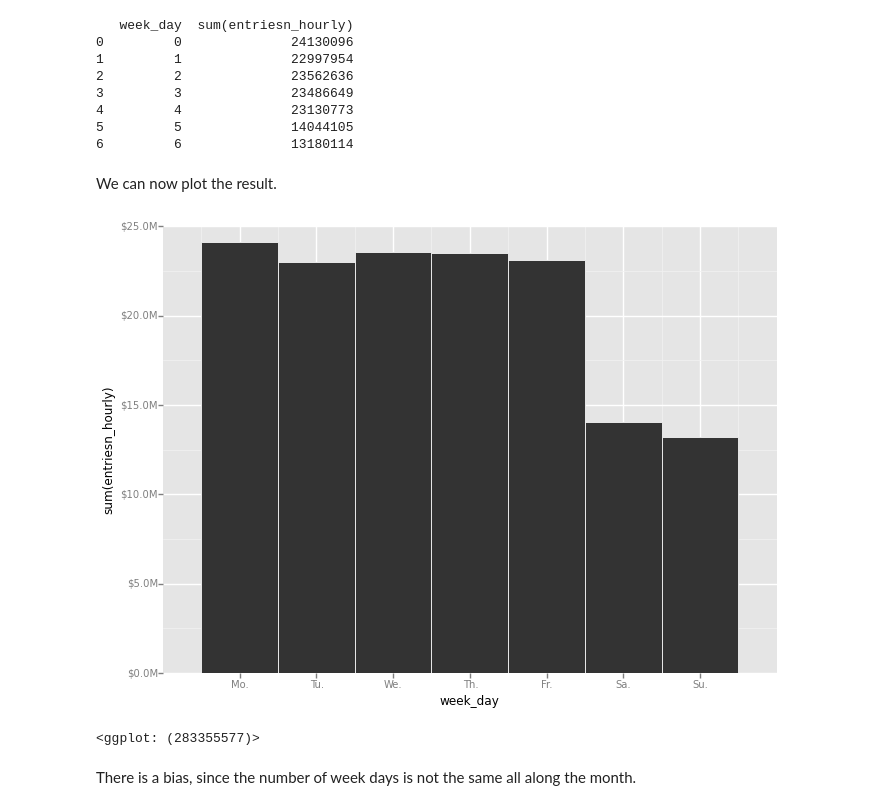
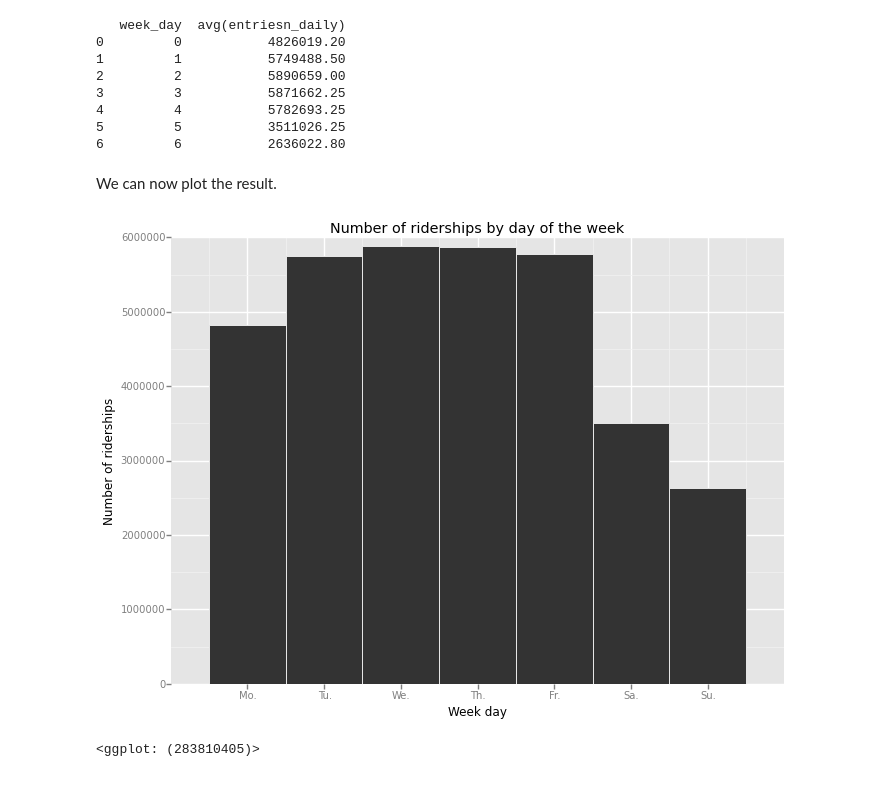
Before and after one commit to jijiewang2014/udacity-intro-data-science, a Jupyter notebook: subway_viz1.ipynb, the cells around one changed output. Cells and saved outputs as stored; diff of their text form; code cells hidden in the pictures.

```diff
--- a/subway_viz1.ipynb
+++ b/subway_viz1.ipynb
@@ -25,20 +69,29 @@ entries_week_day = pandasql.sqldf(q.lower(), locals())
+# %%
+q = """
+select week_day, avg(entriesn_daily)
+from entries_day
+group by week_day
+"""
+entries_week_day = pandasql.sqldf(q.lower(), locals())
 # %%
 print entries_week_day
 # %% [output]
-   week_day  sum(entriesn_hourly)
-0         0              24130096
-1         1              22997954
-2         2              23562636
-3         3              23486649
-4         4              23130773
-5         5              14044105
-6         6              13180114
+   week_day  avg(entriesn_daily)
+0         0           4826019.20
+1         1           5749488.50
+2         2           5890659.00
+3         3           5871662.25
+4         4           5782693.25
+5         5           3511026.25
+6         6           2636022.80
 # %% [markdown]
 We can now plot the result.
 # %%
-ggplot(entries_week_day, aes('week_day', 'sum(entriesn_hourly)')) + geom_bar(stat="bar") + \
+ggplot(entries_week_day, aes('week_day', 'avg(entriesn_daily)')) + geom_bar(stat="bar") + \
     scale_x_continuous(breaks=[0,1,2,3,4,5,6], labels=["Mo.", "Tu.", "We.", "Th.", "Fr.", "Sa.", "Su."]) + \
-    scale_y_continuous(labels='millions')
+    scale_y_continuous(labels='thousands') + \
+    xlab('Week day') + ylab('Number of riderships') + \
+    ggtitle('Number of riderships by day of the week')
 # %% [output]
-[figure, old version]
+[figure, new version]
-<ggplot: (283355577)>
+<ggplot: (283810405)>
@@ -47,2 +97,0 @@ ggplot(entries_week_day, aes('week_day', 'sum(entriesn_hourly)')) + geom_bar(sta
-# %% [markdown]
-There is a bias, since the number of week days is not the same all along the month.
```
Also changed, not shown: parts of 16 cells of this notebook.
